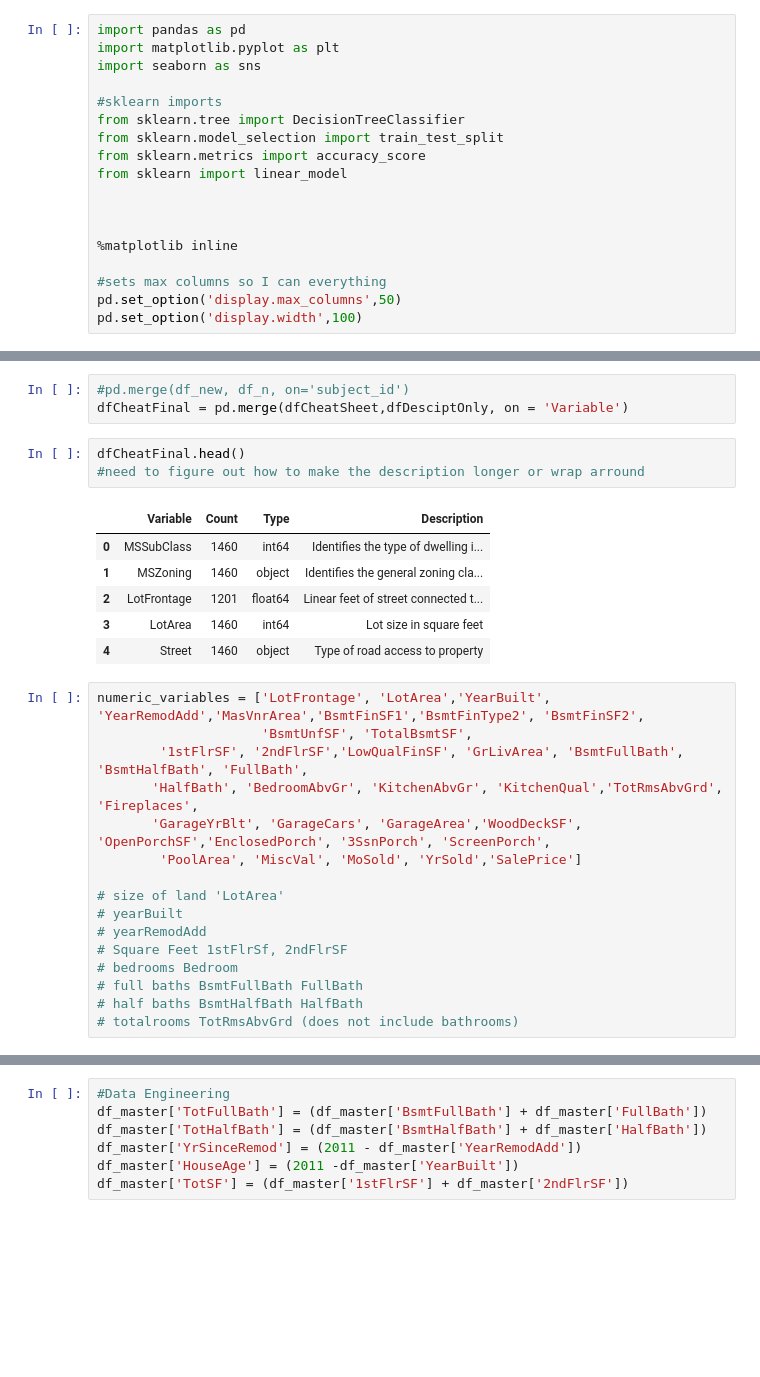
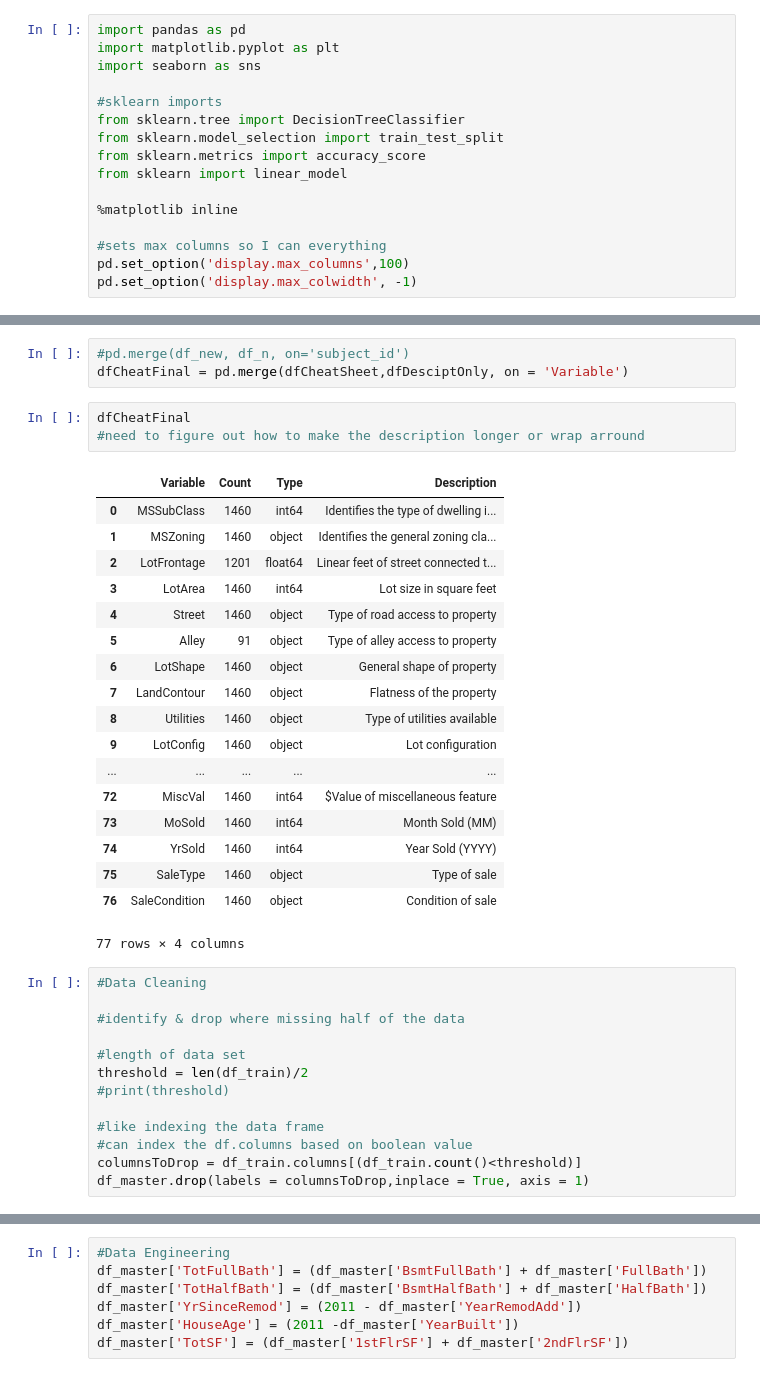
Before and after one commit to JohnErnestBonanno/HousingPrices, a Jupyter notebook: HousingPricesML.ipynb, the cells around one changed output, grey strips where cells are left out. Cells and saved outputs as stored; diff of their text form; blank space fills up the shorter version.

```diff
--- a/HousingPricesML.ipynb
+++ b/HousingPricesML.ipynb
@@ -9,13 +9,11 @@ from sklearn.model_selection import train_test_split
 from sklearn.metrics import accuracy_score
 from sklearn import linear_model
 
-
-
 %matplotlib inline
 
 #sets max columns so I can everything
-pd.set_option('display.max_columns',50)
-pd.set_option('display.width',100)
+pd.set_option('display.max_columns',100)
+pd.set_option('display.max_colwidth', -1)
 # %%
 #load data
 
@@ -86,28 +88,37 @@ dfCheatSheet.head()
 #pd.merge(df_new, df_n, on='subject_id')
 dfCheatFinal = pd.merge(dfCheatSheet,dfDesciptOnly, on = 'Variable')
 # %%
-dfCheatFinal.head()
+dfCheatFinal
 #need to figure out how to make the description longer or wrap arround
 # %% [output]
 |  | Variable | Count | Type | Description |
 | 0 | MSSubClass | 1460 | int64 | Identifies the type of dwelling i... |
 | 1 | MSZoning | 1460 | object | Identifies the general zoning cla... |
 | 2 | LotFrontage | 1201 | float64 | Linear feet of street connected t... |
 | 3 | LotArea | 1460 | int64 | Lot size in square feet |
 | 4 | Street | 1460 | object | Type of road access to property |
+| 5 | Alley | 91 | object | Type of alley access to property |
+| 6 | LotShape | 1460 | object | General shape of property |
+| 7 | LandContour | 1460 | object | Flatness of the property |
+| 8 | Utilities | 1460 | object | Type of utilities available |
+| 9 | LotConfig | 1460 | object | Lot configuration |
+| ... | ... | ... | ... | ... |
+| 72 | MiscVal | 1460 | int64 | $Value of miscellaneous feature |
+| 73 | MoSold | 1460 | int64 | Month Sold (MM) |
+| 74 | YrSold | 1460 | int64 | Year Sold (YYYY) |
+| 75 | SaleType | 1460 | object | Type of sale |
+| 76 | SaleCondition | 1460 | object | Condition of sale |
+77 rows × 4 columns
-# %%
-numeric_variables = ['LotFrontage', 'LotArea','YearBuilt', 'YearRemodAdd','MasVnrArea','BsmtFinSF1','BsmtFinType2', 'BsmtFinSF2',
-                     'BsmtUnfSF', 'TotalBsmtSF',
-        '1stFlrSF', '2ndFlrSF','LowQualFinSF', 'GrLivArea', 'BsmtFullBath', 'BsmtHalfBath', 'FullBath',
-       'HalfBath', 'BedroomAbvGr', 'KitchenAbvGr', 'KitchenQual','TotRmsAbvGrd', 'Fireplaces',
-       'GarageYrBlt', 'GarageCars', 'GarageArea','WoodDeckSF', 'OpenPorchSF','EnclosedPorch', '3SsnPorch', 'ScreenPorch',
-        'PoolArea', 'MiscVal', 'MoSold', 'YrSold','SalePrice']
-
-# size of land 'LotArea'
-# yearBuilt
-# yearRemodAdd
-# Square Feet 1stFlrSf, 2ndFlrSF
-# bedrooms Bedroom
-# full baths BsmtFullBath FullBath
-# half baths BsmtHalfBath HalfBath
-# totalrooms TotRmsAbvGrd (does not include bathrooms)
+# %%
+#Data Cleaning
+
+#identify & drop where missing half of the data
+
+#length of data set
+threshold = len(df_train)/2
+#print(threshold)
+
+#like indexing the data frame
+#can index the df.columns based on boolean value
+columnsToDrop = df_train.columns[(df_train.count()<threshold)]
+df_master.drop(labels = columnsToDrop,inplace = True, axis = 1)
```
Also changed, not shown: parts of 11 cells of this notebook, 2 other files.
